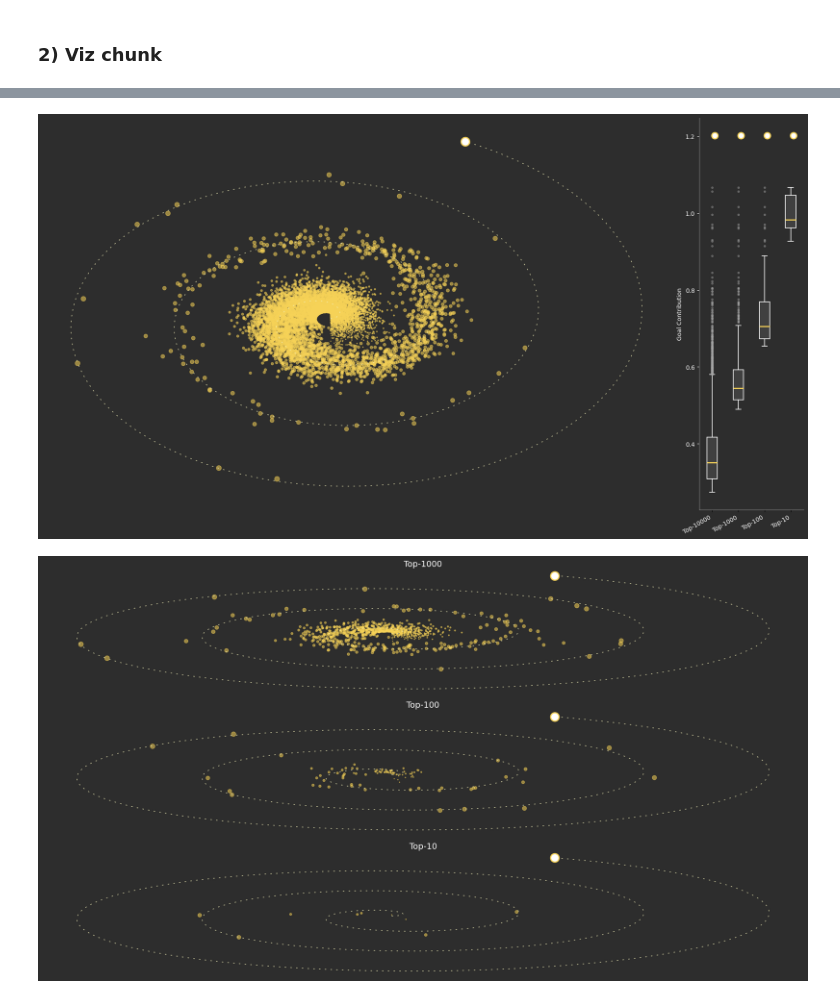
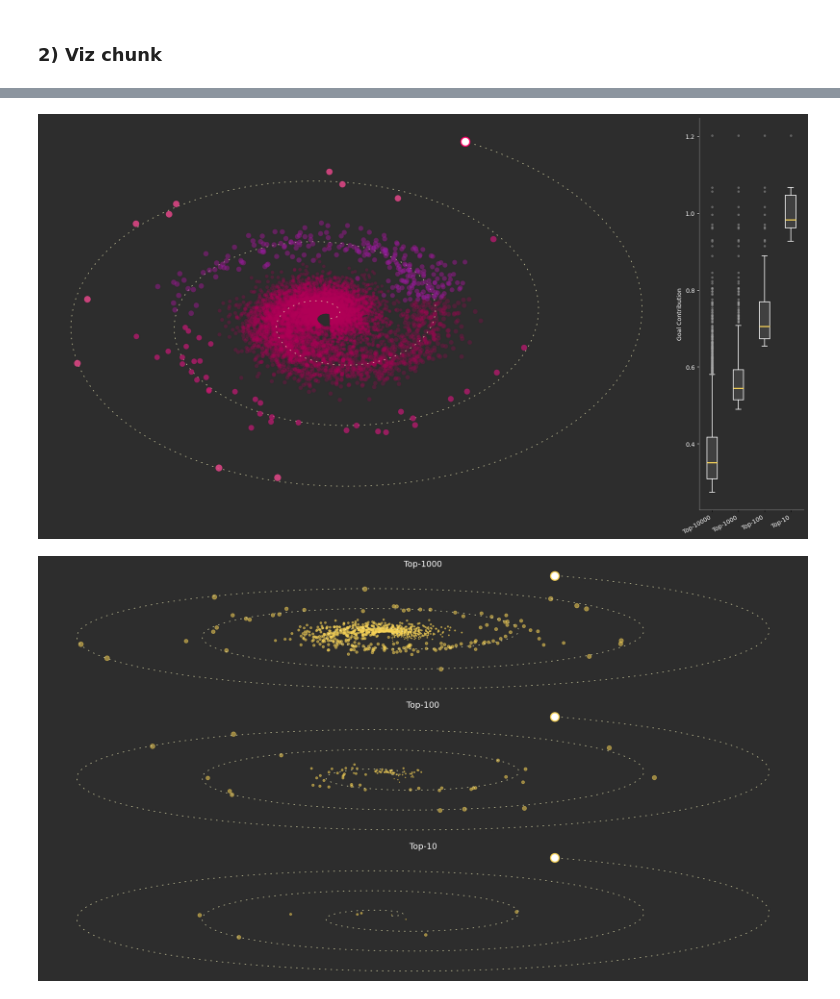
Before and after one commit to AndresDeve/Messi-outlier, a Jupyter notebook: notebooks/Viz_Messi-Outlier_GoalContributions.ipynb, the cells around one changed output, grey strips where cells are left out. Saved outputs shown, nothing was run; the diff lists cells and outputs as text; code cells hidden in the pictures.

```diff
--- a/notebooks/Viz_Messi-Outlier_GoalContributions.ipynb
+++ b/notebooks/Viz_Messi-Outlier_GoalContributions.ipynb
@@ -357,7 +174,7 @@ import numpy as np
 import pandas as pd
 import matplotlib.pyplot as plt
 
-# --- Build base population for boxplots (correct Top-N) ---
+# --- Build base population (for thresholds + boxplots) ---
 def build_base_population():
     df_merged = pd.read_parquet("../data/merged_player_data.parquet")
     for col in ["assists", "goals", "nb_on_pitch"]:
@@ -383,6 +200,7 @@ def topN_vals(N):
     N = min(N, len(base_sorted))
     return base_sorted.nlargest(N, "GoalContribution")["GoalContribution"].to_numpy()
 
+# --- Top-N subsets and their upper whiskers ---
 box_subsets = {
     "Top-10000": topN_vals(10000),
     "Top-1000":  topN_vals(1000),
@@ -390,30 +208,36 @@ box_subsets = {
     "Top-10":    topN_vals(10),
 }
 
-# Messi GC from the same base
-messi_row_base = base_sorted[base_sorted["player_id"] == 28003]
-gc_messi_base = float(messi_row_base.iloc[0]["GoalContribution"]) if not messi_row_base.empty else base_sorted["GoalContribution"].max()
+def upper_whisker(vals):
+    q1, q3 = np.quantile(vals, [0.25, 0.75])
+    iqr = q3 - q1
+    return q3 + 1.5 * iqr
 
-# ================= Spiral panel (your code, unchanged except variables reused) =================
-# --- Tunables ---
+thr_10000 = upper_whisker(box_subsets["Top-10000"])
+thr_1000  = upper_whisker(box_subsets["Top-1000"])
+thr_100   = upper_whisker(box_subsets["Top-100"])
+thr_10    = upper_whisker(box_subsets["Top-10"])
+
+# --- Spiral data (your current Top-N player_stats already prepared elsewhere) ---
+# Tunables
 inner_pad = 0
 b = 0.05
-width_sigma_max = 0.06
+width_sigma_max = 0.07
 width_sigma_min = 0.001
-decay_power = 1
+decay_power = 0.8
 y_scale = 10/17
+size_min = 20
+size_max = 150
 
-size_min = 1
-size_max = 80
-
-# --- Data prep (use your current player_stats) ---
+# Use your prepared player_stats (already filtered to matches > 100, Top-N etc.)
 df = player_stats.copy().sort_values("GoalContribution").reset_index(drop=True)
 gc = df["GoalContribution"].to_numpy()
 
+# Messi
 messi_row = df[df["player_id"] == 28003]
 gc_messi = float(messi_row.iloc[0]["GoalContribution"]) if not messi_row.empty else gc.max()
 
-# Spiral prep
+# Spiral geometry
 gc_min, gc_max = gc.min(), gc.max()
 a = inner_pad
 r_min, r_max = a + 1e-6, 1.0
@@ -421,7 +245,6 @@ gc_norm = (gc - gc_min) / (gc_max - gc_min + 1e-12)
 r = r_min + gc_norm * (r_max - r_min)
 theta = (r - a) / b
 
-# Local frames for jitter
 er_x, er_y = np.cos(theta), np.sin(theta)
 eθ_x, eθ_y = -np.sin(theta), np.cos(theta)
 T_x = b*er_x + r*eθ_x
@@ -432,7 +255,7 @@ N_y =  T_x / T_norm
 
 x0, y0 = r * er_x, r * er_y
 
-# Jitter taper
+# Tapered jitter
 gc_to_messi_norm = np.clip((gc - gc_min) / (gc_messi - gc_min + 1e-12), 0, 1)
 taper = (1.0 - gc_to_messi_norm) ** decay_power
 sigma_i = width_sigma_min + (width_sigma_max - width_sigma_min) * taper
@@ -440,6 +263,7 @@ rng = np.random.default_rng(42)
 eps = rng.normal(0, 1, size=len(theta)) * sigma_i
 xj, yj = x0 + eps * N_x, y0 + eps * N_y
 
+# Keep Messi on centerline
 if not messi_row.empty:
     idx_m = int(messi_row.index[0])
     xj[idx_m], yj[idx_m] = x0[idx_m], y0[idx_m]
@@ -447,7 +271,7 @@ if not messi_row.empty:
 # Elliptical transform
 X, Y = xj, yj * y_scale
 
-# Dot sizes
+# Sizes grow toward Messi
 sizes = size_min + (size_max - size_min) * gc_to_messi_norm
 
 # Spiral centerline
@@ -462,56 +286,70 @@ if not messi_row.empty:
     theta_messi = (r_messi - a) / b
     Xm, Ym = r_messi * np.cos(theta_messi), (r_messi * np.sin(theta_messi)) * y_scale
 
-# ================= Figure (left spiral + right corrected boxplots) =================
+# --- LAYERED COLORING by thresholds (superimpose) ---
+# Palette tuned for dark background (#2d2d2d) using #FF0066 / #CC00FF family
+base_color   = "#B30059"   # deep magenta (base layer)
+col_10000    = "#8E24AA"   # strong violet accent
+col_1000     = "#D81B60"   # vivid magenta pink
+col_100      = "#F06292"   # rose pink
+col_10       = "#FF7043"   # warm coral highlight
+
+m_10000 = gc >= thr_10000
+m_1000  = gc >= thr_1000
+m_100   = gc >= thr_100
+m_10    = gc >= thr_10
+
 fig, (ax_sp, ax_box) = plt.subplots(
     1, 2, figsize=(18, 10),
-    gridspec_kw={'width_ratios':[3,0.5]},
+    gridspec_kw={'width_ratios':[3, 0.5]},
     facecolor="#2d2d2d"
 )
 for ax in (ax_sp, ax_box):
     ax.set_facecolor("#2d2d2d")
 
-# Spiral (left)
-ax_sp.plot(x_c, y_c, color="#f4f1bb", lw=1.2, ls=(0, (2,6)), alpha=0.8, zorder=9)
-ax_sp.scatter(X, Y, s=sizes, alpha=0.55, c="#f7d358", zorder=3)
+# Spiral centerline
+ax_sp.plot(x_c, y_c, color="#f4f1bb", lw=1.2, ls=(0, (2,6)), alpha=0.8, zorder=5)
 
+# Base layer (all points, gray)
+ax_sp.scatter(X, Y, s=sizes, c=base_color, alpha=0.25, edgecolors='none', zorder=3)
+
+# Overlay progressively higher thresholds (layered glow)
+ax_sp.scatter(X[m_10000], Y[m_10000], s=sizes[m_10000], c=col_10000, alpha=0.35, edgecolors='none', zorder=6)
+ax_sp.scatter(X[m_1000],  Y[m_1000],  s=sizes[m_1000],  c=col_1000,  alpha=0.45, edgecolors='none', zorder=7)
+ax_sp.scatter(X[m_100],   Y[m_100],   s=sizes[m_100],   c=col_100,   alpha=0.55, edgecolors='none', zorder=8)
+ax_sp.scatter(X[m_10],    Y[m_10],    s=sizes[m_10],    c=col_10,    alpha=0.65, edgecolors='none', zorder=9)
+
+# Messi highlight (match palette edge)
 if not messi_row.empty:
-    ax_sp.scatter([Xm], [Ym], s=200, edgecolor="#f7d358", facecolor="white", lw=2, zorder=11)
+    ax_sp.scatter([Xm], [Ym], s=220, edgecolor="#FF0066", facecolor="white", lw=2, zorder=10)
 
 ax_sp.set_aspect('equal', adjustable='box')
 ax_sp.axis('off')
 
-# Boxplots (right) — CORRECT top-N selections
+# --- (Right) keep your boxplots as before, unchanged ---
 labels = list(box_subsets.keys())
 box_data = [box_subsets[k] for k in labels]
-
 bp = ax_box.boxplot(
     box_data, vert=True, patch_artist=True, widths=0.4,
     boxprops=dict(facecolor="#404040", color="white", linewidth=1.2),
     whiskerprops=dict(color="white", linewidth=1.2),
     capprops=dict(color="white", linewidth=1.2),
     medianprops=dict(color="#f7d358", linewidth=2),
     flierprops=dict(marker='o', markerfacecolor="#aaaaaa", markeredgecolor="#aaaaaa", alpha=0.4, markersize=3)
 )
-
-# Messi overlay from the same base
-for i in range(1, len(labels)+1):
-    ax_box.scatter(i + 0.10, gc_messi_base, s=110, facecolor="white",
-                   edgecolor="#f7d358", lw=2, zorder=5)
-
 ax_box.set_ylabel("Goal Contribution", color="white")
 ax_box.set_xticks(range(1, len(labels)+1))
 ax_box.set_xticklabels(labels, color="white", rotation=30, ha="right", fontsize=10)
 ax_box.tick_params(axis='y', colors="white")
 for spine in ["top","right"]:
     ax_box.spines[spine].set_visible(False)
 for spine in ["left","bottom"]:
     ax_box.spines[spine].set_color("#888888")
 
 plt.tight_layout()
 plt.show()
 # %% [output]
-[figure, old version]
+[figure, new version]
 # %%
 import numpy as np
 import pandas as pd
```
Also changed, not shown: parts of 2 cells of this notebook.
